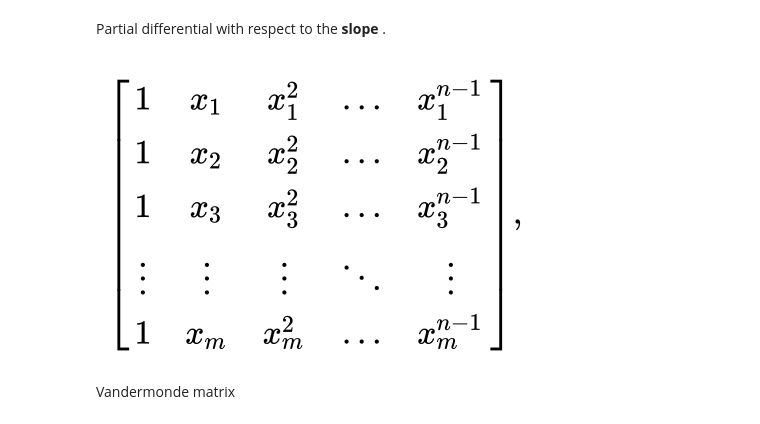
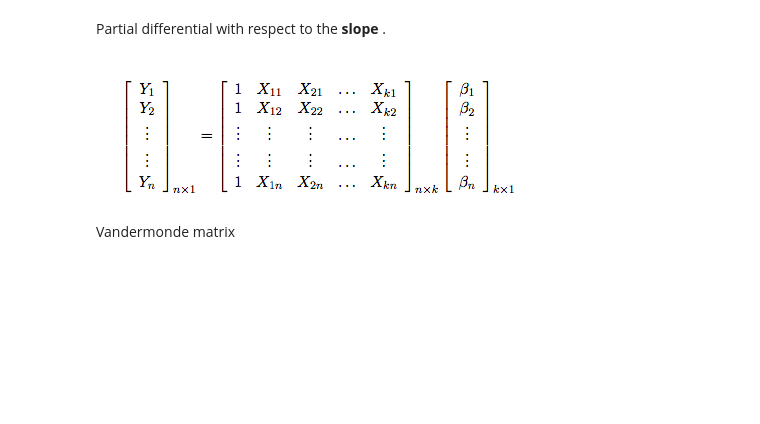
Before and after one commit to altayavci/machine_learning_from_scratch, a Jupyter notebook: Regression/SGDRegressor.ipynb, the cells around one changed output. Cells and saved outputs as stored; diff of their text form; code cells hidden in the pictures; blank space fills up the shorter version.

```diff
--- a/Regression/SGDRegressor.ipynb
+++ b/Regression/SGDRegressor.ipynb
@@ -39,9 +39,9 @@ Image.open('Figures/beta1.png')
 # %% [markdown]
 Partial differential with respect to the **slope** .
 # %%
-Image.open('Figures/vmatrix.png')
+Image.open('Figures/ols_matrix.png')
 # %% [output]
-[figure, old version]
+[figure, new version]
 # %% [markdown]
 Vandermonde matrix
 # %% [markdown]
```
Also changed, not shown: parts of 7 cells of this notebook.
